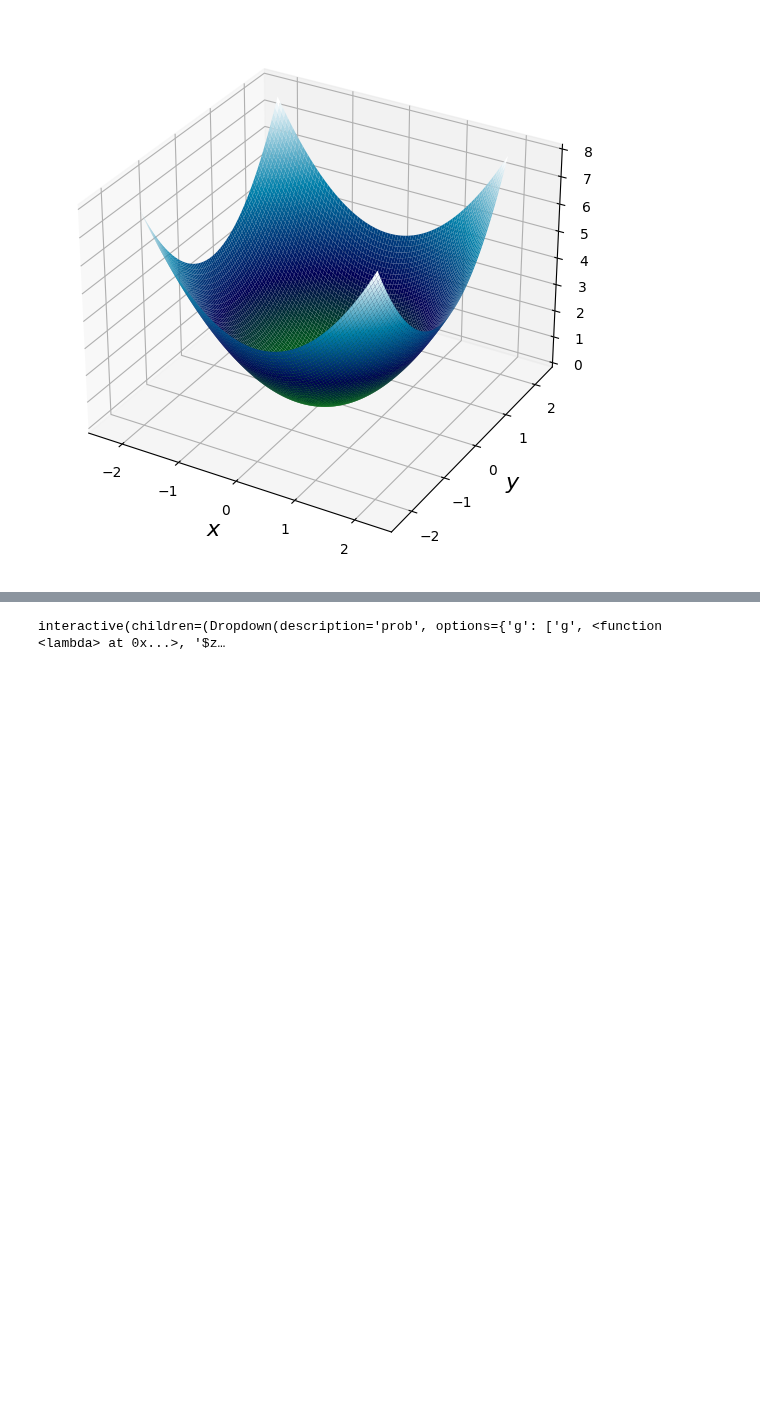
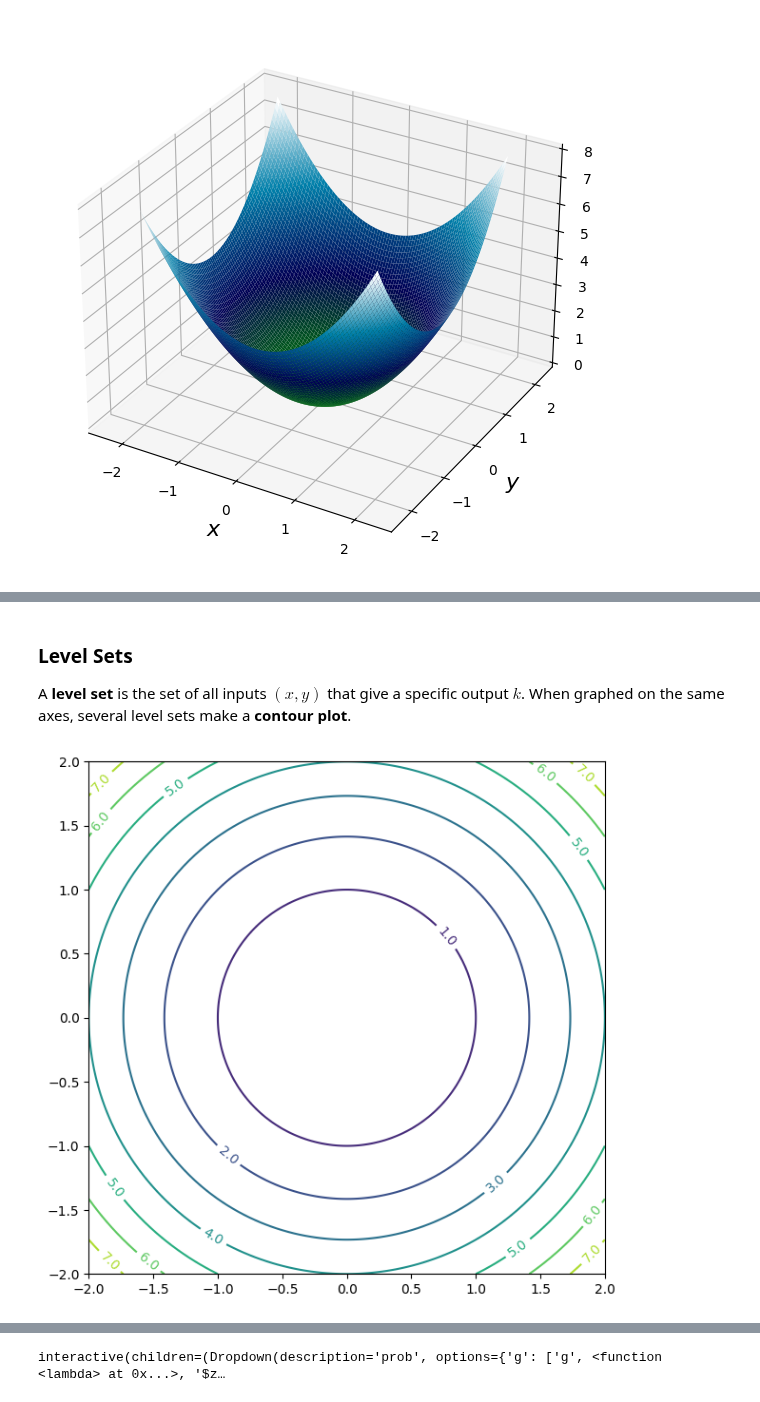
Before and after one commit to drewyoungren/mvc, a Jupyter notebook: lec/mvc-L07.ipynb, the cells around one changed output, grey strips where cells are left out. Drawn from its saved outputs; the diff is of its cells as text; code cells hidden in the pictures; blank space fills up the shorter version.

```diff
--- a/lec/mvc-L07.ipynb
+++ b/lec/mvc-L07.ipynb
@@ -14,7 +14,7 @@ from ipykernel.pylab.backend_inline import flush_figures
 
 %matplotlib inline
 
-plt.rcParams['figure.figsize'] = [8.0, 8.0]
+plt.rcParams['figure.figsize'] = [7.0, 7.0]
 
 
 # Uncomment the one that corresponds to your Jupyter theme
@@ -134,3 +155,18 @@ ax.set_zlim=([exp(-1),8])
 [figure]
 # %% [markdown]
 <div style="padding-bottom: 40%"></div>
+# %% [markdown]
+### Level Sets
+
+A **level set** is the set of all inputs $(x,y)$ that give a specific output $k$. When graphed on the same axes, several level sets make a **contour plot**.
+# %%
+plt.figure(figsize=(7,7))
+ax2 = plt.subplot()
+x = linspace(-2,2,200)
+X,Y = meshgrid(x,x)
+Z = X**2 + Y**2
+cp = ax2.contour(X,Y,Z,cmap='viridis');
+# fig.colorbar(cp); # for colorbar reference
+ax2.clabel(cp,fmt='%1.1f'); # inline counour labels.
+# %% [output]
+[figure, added]
```
Also changed, not shown: parts of 9 cells of this notebook.
